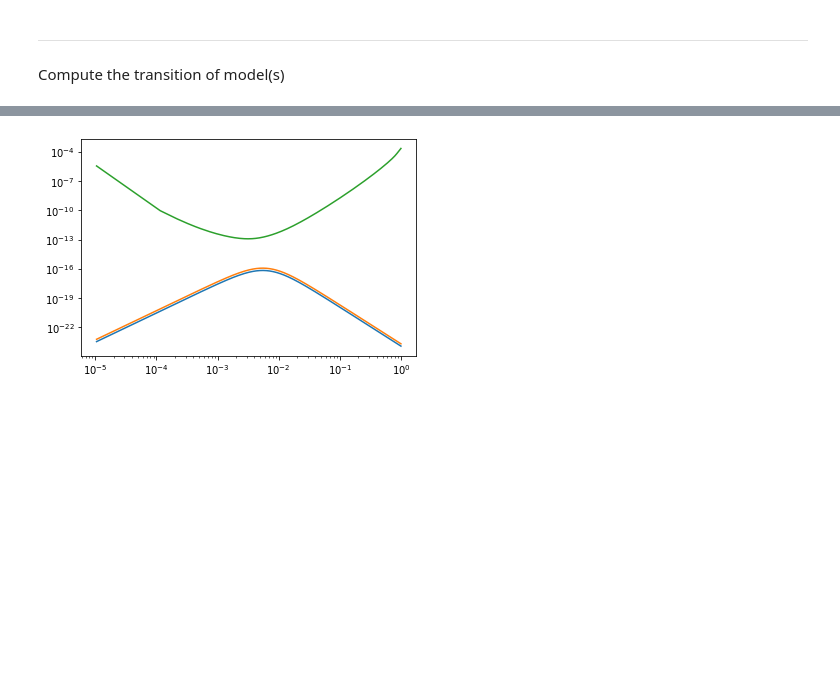
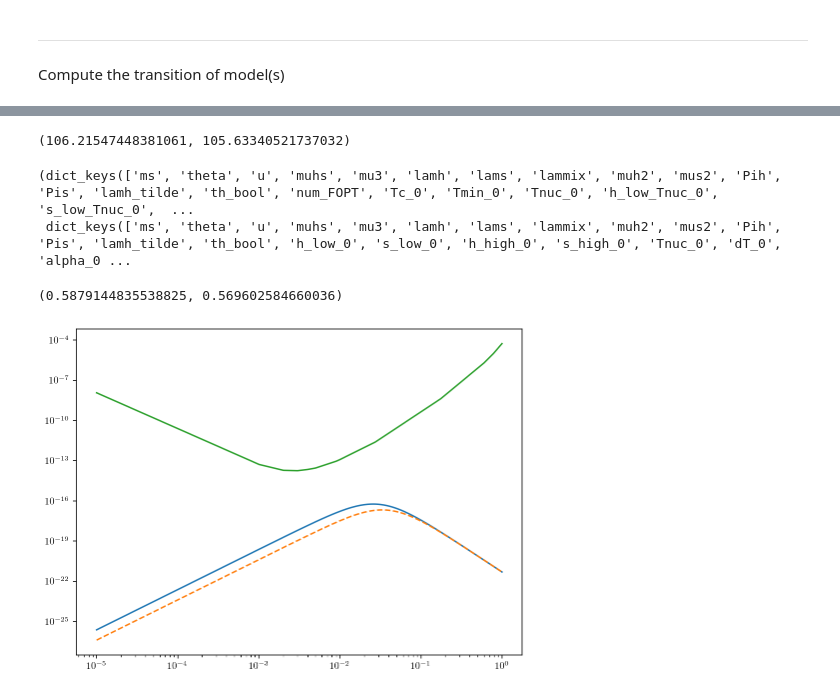
Before and after one commit to PB-316/Z_2breaking-PT-BAU, a Jupyter notebook: Percolation_Z2_breaking_On_Shell.ipynb, the cells around one changed output, grey strips where cells are left out. Saved outputs shown, nothing was run; the diff lists cells and outputs as text; code cells hidden in the pictures; blank space fills up the shorter version.

```diff
--- a/Percolation_Z2_breaking_On_Shell.ipynb
+++ b/Percolation_Z2_breaking_On_Shell.ipynb
@@ -927,12 +1047,0 @@ def kappa(xi_w,alpha):
-# %%
-def GW_signal(Temp,alpha,beta,vel):
-    HR=(8*np.pi)**(1/3)*max(vel,cs)/beta ##eqn. (7.5)
-    f_sw=2.6*1e-5/HR*(Temp/100)*(g_star(Temp)/100)**(1/6) ##eqn. (7.3)
-    Sw = lambda f: (f/f_sw)**3*(4/7 + 3/7*(f/f_sw)**2)**(-7/2) ##eqn. (7.2)
-    Uf=np.sqrt(3/4*alpha/(1+alpha)*kappa(vel,alpha))##eqn. (7.4)
-    tauH = HR/Uf ##eqn. (7.4)
-    prefactor=4.13*1e-7*HR*(1-1/np.sqrt(1+2*tauH))*(kappa(vel,alpha)*alpha/(1+alpha))**2 ##eqn. (7.1)
-    Omega=lambda f: prefactor*(100/g_star(Temp))**(1/3)*Sw(f) ##eqn. (7.1)
-    f_range=LISA_noise[::,0]
-    GW_tab=[Omega(f) for f in f_range]
-    return f_range, GW_tab
@@ -942,9 +1047,0 @@ my_signal_old=GW_signal_old(84,0.02,733,1)
-# %%
-plt.plot(my_signal[0],my_signal[1])
-plt.plot(my_signal_old[0],my_signal_old[1])
-plt.plot(LISA_data[::,0],LISA_data[::,1])
-
-plt.xscale("log")
-plt.yscale("log")
-# %% [output]
-[figure, removed]
@@ -950,0 +1063,32 @@ plt.yscale("log")
+# %%
+dict_out["Tnuc_0"],dict(df.iloc[modi])["Tnuc_0"]
+# %% [output]
+(106.21547448381061, 105.63340521737032)
+# %%
+mod_dict=dict(df.iloc[modi])
+dict_out.keys(),mod_dict.keys()
+# %% [output]
+(dict_keys(['ms', 'theta', 'u', 'muhs', 'mu3', 'lamh', 'lams', 'lammix', 'muh2', 'mus2', 'Pih', 'Pis', 'lamh_tilde', 'th_bool', 'num_FOPT', 'Tc_0', 'Tmin_0', 'Tnuc_0', 'h_low_Tnuc_0', 's_low_Tnuc_0',  ...
+ dict_keys(['ms', 'theta', 'u', 'muhs', 'mu3', 'lamh', 'lams', 'lammix', 'muh2', 'mus2', 'Pih', 'Pis', 'lamh_tilde', 'th_bool', 'h_low_0', 's_low_0', 'h_high_0', 's_high_0', 'Tnuc_0', 'dT_0', 'alpha_0 ...
+# %%
+dict_out["vwall_Tp_0"],dict_out["vwall_0"]
+# %% [output]
+(0.5879144835538825, 0.569602584660036)
+# %%
+Temp, alpha, beta, vel=dict_out["Tp_0"],dict_out["alpha_Tp_0"],dict_out["beta_Tp_0"],dict_out["vwall_Tp_0"]
+
+my_signal=GW_signal(Temp, alpha, beta, vel)
+
+
+Temp, alpha, beta, vel=dict_out["Tnuc_0"],dict_out["alpha_Tnuc_0"],dict_out["beta_Tnuc_0"],dict_out["vwall_0"]
+my_signal_1=GW_signal(Temp, alpha, beta, vel)
+
+plt.plot(my_signal[0],my_signal[1])
+
+plt.plot(my_signal_1[0],my_signal_1[1],linestyle="--")
+
+plt.plot(LISA_curve.f,LISA_curve.Omega_lim)
+plt.xscale("log")
+plt.yscale("log")
+# %% [output]
+[figure, added]
```
Also changed, not shown: parts of 9 cells of this notebook, 2 other files.
